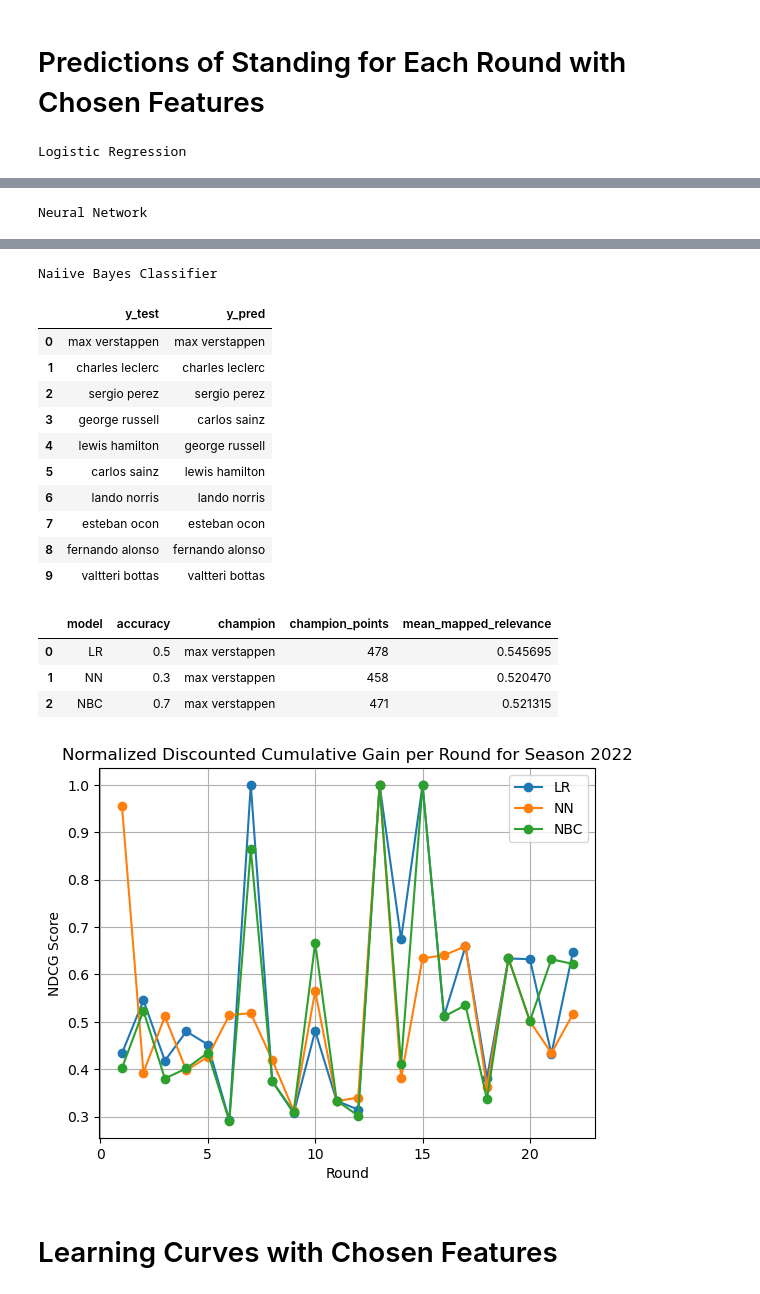
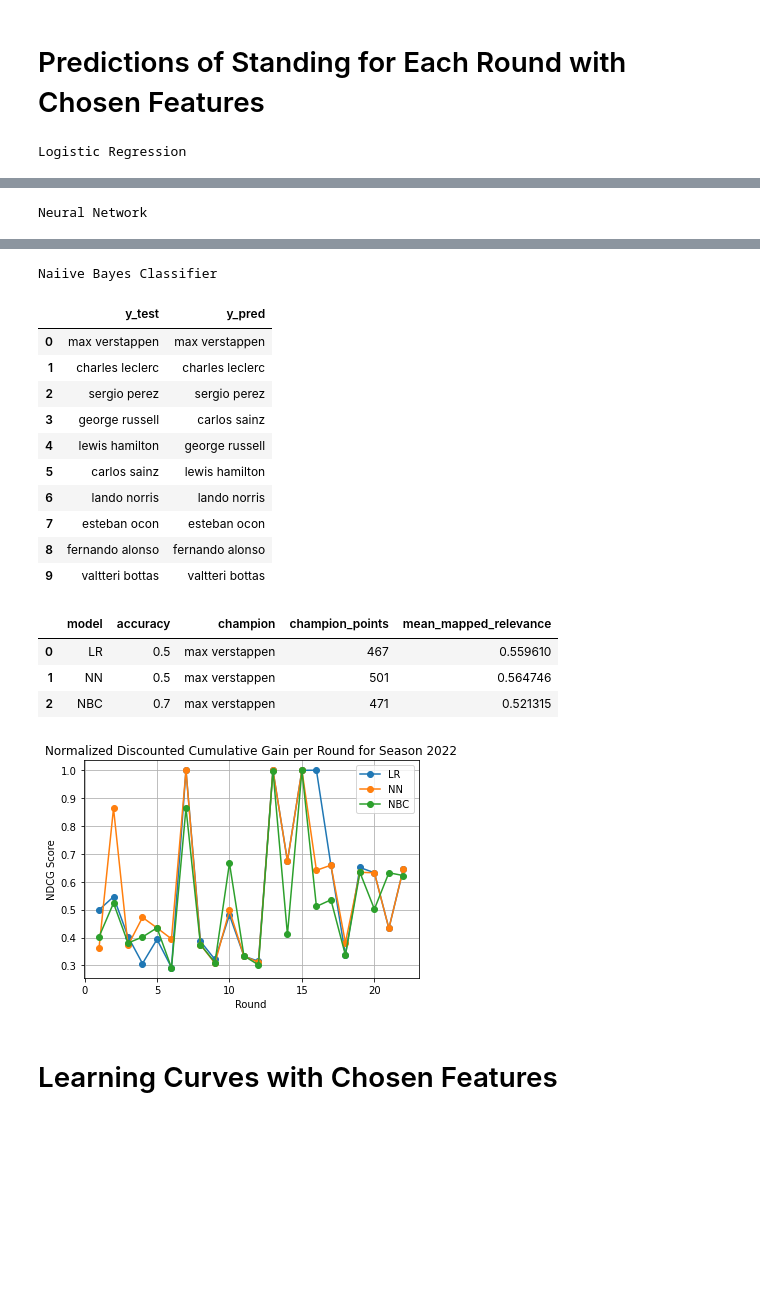
Before and after one commit to MauriceChiu7/573-f1, a Jupyter notebook: f1_models.ipynb, the cells around one changed output, grey strips where cells are left out. Cells and saved outputs as stored; diff of their text form; code cells hidden in the pictures; blank space fills up the shorter version.

```diff
--- a/f1_models.ipynb
+++ b/f1_models.ipynb
@@ -100,7 +100,7 @@ def lr(X_train, y_train, X_test, y_test, output=False):
     X_train_scaled = scaler.fit_transform(X_train)
     X_test_scaled = scaler.transform(X_test)
 
-    logreg = LogisticRegression(solver='lbfgs', max_iter=1500)
+    logreg = LogisticRegression(penalty='l1', solver='saga', C=10.0, max_iter=1500)
     logreg.fit(X_train_scaled, y_train)
 
     # probabilities = neuralnet.predict_proba(X_test_scaled)[:, 1]
@@ -160,7 +160,7 @@ def nn(X_train, y_train, X_test, y_test, output=False):
     X_train_scaled = scaler.fit_transform(X_train)
     X_test_scaled = scaler.transform(X_test)
 
-    neuralnet = MLPClassifier(solver='sgd', batch_size= 100, random_state=0, max_iter=2000)
+    neuralnet = MLPClassifier(hidden_layer_sizes=(80,20,40,5), activation='relu', solver='adam', alpha=1.2742749857031321, batch_size= 100, random_state=0, max_iter=2000)
     neuralnet.fit(X_train_scaled, y_train)
 
     # probabilities = neuralnet.predict_proba(X_test_scaled)[:, 1]
@@ -220,7 +220,7 @@ def nbc(X_train, y_train, X_test, y_test, output=False):
     X_train_scaled = scaler.fit_transform(X_train)
     X_test_scaled = scaler.transform(X_test)
 
-    nbc = GaussianNB()
+    nbc = GaussianNB(var_smoothing=2.848035868435799e-05)
     nbc.fit(X_train_scaled, y_train)
 
     # probabilities = neuralnet.predict_proba(X_test_scaled)[:, 1]
@@ -359,20 +359,20 @@ Neural Network
 Naiive Bayes Classifier
 |  | y_test | y_pred |
 | 0 | max verstappen | max verstappen |
 | 1 | charles leclerc | charles leclerc |
 | 2 | sergio perez | sergio perez |
 | 3 | george russell | carlos sainz |
 | 4 | lewis hamilton | george russell |
 | 5 | carlos sainz | lewis hamilton |
 | 6 | lando norris | lando norris |
 | 7 | esteban ocon | esteban ocon |
 | 8 | fernando alonso | fernando alonso |
 | 9 | valtteri bottas | valtteri bottas |
 |  | model | accuracy | champion | champion_points | mean_mapped_relevance |
-| 0 | LR | 0.5 | max verstappen | 478 | 0.545695 |
-| 1 | NN | 0.3 | max verstappen | 458 | 0.520470 |
+| 0 | LR | 0.5 | max verstappen | 467 | 0.559610 |
+| 1 | NN | 0.5 | max verstappen | 501 | 0.564746 |
 | 2 | NBC | 0.7 | max verstappen | 471 | 0.521315 |
-[figure, old version]
+[figure, new version]
 # %% [markdown]
 # Learning Curves with Chosen Features
 # %%
```
Also changed, not shown: parts of 1 cell of this notebook.
